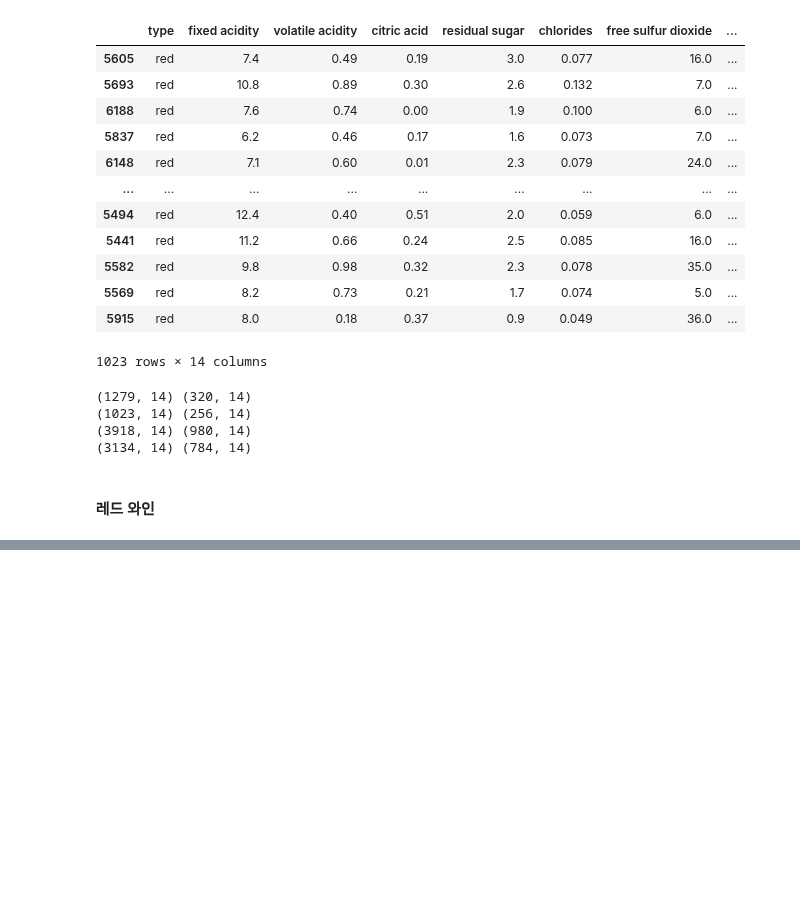
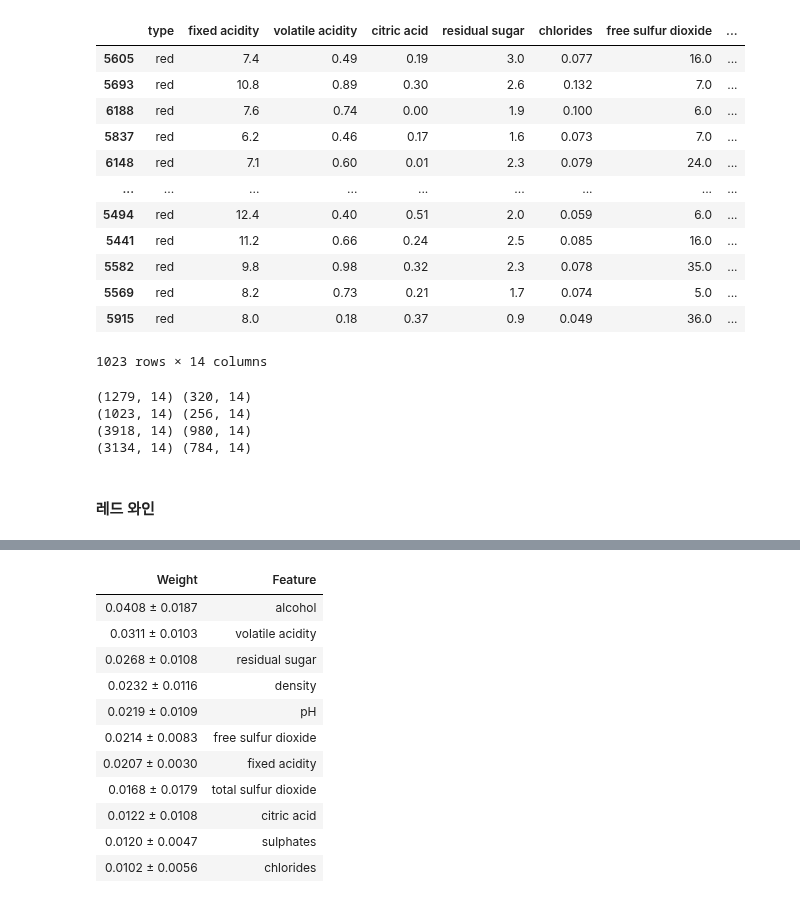
Before and after one commit to ohyunju/projects, a Jupyter notebook: project2/project2.ipynb, the cells around one changed output, grey strips where cells are left out. Drawn from its saved outputs; the diff is of its cells as text; code cells hidden in the pictures; blank space fills up the shorter version.

```diff
--- a/project2/project2.ipynb
+++ b/project2/project2.ipynb
@@ -561,0 +711,17 @@ y_test_wh2 = test_wh2[target_wh2]
+# %%
+from sklearn.impute import SimpleImputer
+from sklearn.ensemble import RandomForestClassifier
+from sklearn.pipeline import make_pipeline
+from xgboost import XGBClassifier
+
+pipe_xgb_wh = make_pipeline(
+    SimpleImputer(strategy='mean'),
+    XGBClassifier(n_estimators=200
+                  , random_state=2
+                  , n_jobs=-1
+                  , max_depth=7
+                  , learning_rate=0.2
+                 )
+)
+
+pipe_xgb_wh.fit(X_train_wh2, y_train_wh2);
@@ -561,0 +749,38 @@ y_test_wh2 = test_wh2[target_wh2]
+# %%
+import eli5
+from eli5.sklearn import PermutationImportance
+
+permuter_wh = PermutationImportance(
+    pipe_xgb_wh, # model
+    scoring='accuracy', # metric
+    n_iter=5, # 다른 random seed를 사용하여 5번 반복
+    random_state=2
+)
+
+# 실제로 fit 의미보다는 스코어를 다시 계산하는 작업입니다
+permuter_wh.fit(X_val_wh2, y_val_wh2);
+# %%
+feature_names_wh = X_val_wh2.columns.tolist()
+pd.Series(permuter_wh.feature_importances_, feature_names_wh).sort_values()
+
+# 특성별 score 확인
+eli5.show_weights(
+    permuter_wh,
+    top=None, # top n 지정 가능, None 일 경우 모든 특성
+    feature_names=feature_names_wh # list 형식으로 넣어야 합니다
+)
+
+# feature 값 모두 0.001 보다 큼, 특성 모두 사용
+# %% [output]
+| Weight | Feature |
+| 0.0408 ± 0.0187 | alcohol |
+| 0.0311 ± 0.0103 | volatile acidity |
+| 0.0268 ± 0.0108 | residual sugar |
+| 0.0232 ± 0.0116 | density |
+| 0.0219 ± 0.0109 | pH |
+| 0.0214 ± 0.0083 | free sulfur dioxide |
+| 0.0207 ± 0.0030 | fixed acidity |
+| 0.0168 ± 0.0179 | total sulfur dioxide |
+| 0.0122 ± 0.0108 | citric acid |
+| 0.0120 ± 0.0047 | sulphates |
+| 0.0102 ± 0.0056 | chlorides |
```
Also changed, not shown: parts of 11 cells of this notebook.
